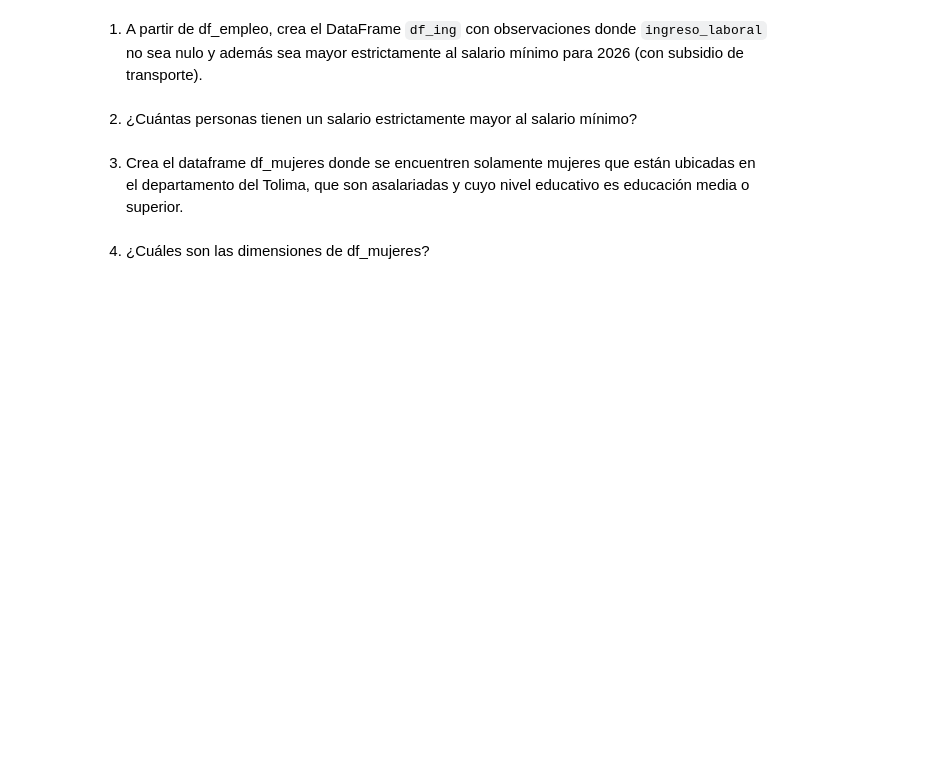
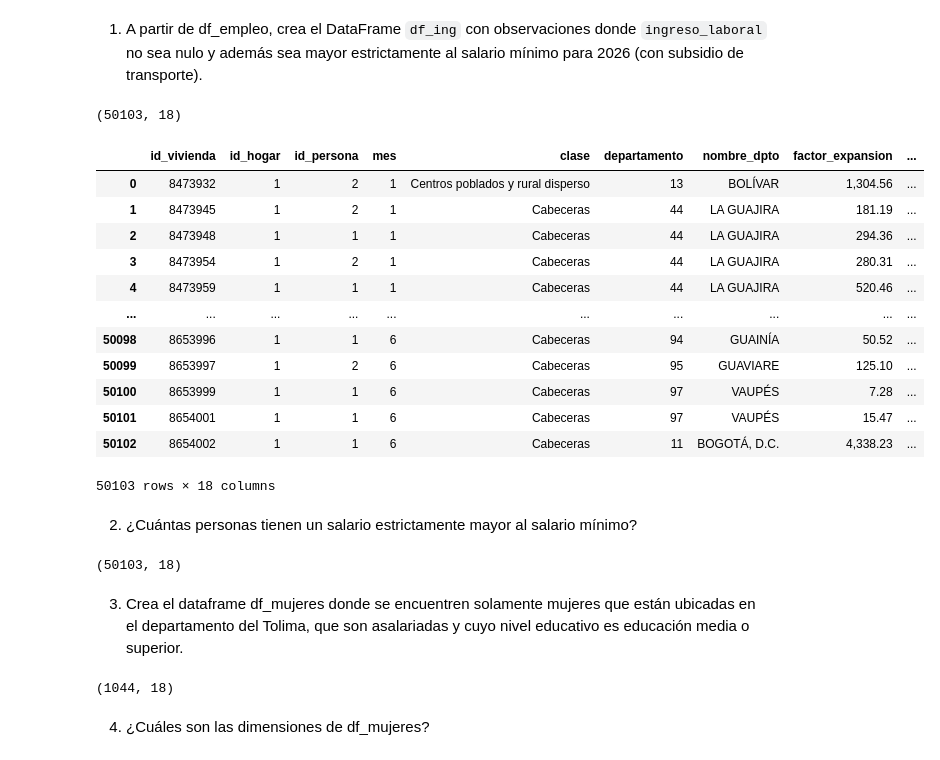
Before and after one commit to ElLinares/curso-ia-para-economia, a Jupyter notebook: clases/3_Analisis_y_visualizacion_datos/4_Taller_Limpieza_Transformacion_Datos.ipynb, the cells around one changed output. Drawn from its saved outputs; the diff is of its cells as text; code cells hidden in the pictures; blank space fills up the shorter version.

```diff
--- a/clases/3_Analisis_y_visualizacion_datos/4_Taller_Limpieza_Transformacion_Datos.ipynb
+++ b/clases/3_Analisis_y_visualizacion_datos/4_Taller_Limpieza_Transformacion_Datos.ipynb
@@ -216,6 +431,36 @@ Escribe tu análisis aquí:
+# %%
+### TU CÓDIGO AQUÍ ###
+salario_minimo_2026 = 2000000
+
+df_ing = df_empleo[
+    (df_empleo['ingreso_laboral'].notna()) &
+    (df_empleo['ingreso_laboral'] > salario_minimo_2026)
+].reset_index(drop=True)
+
+print(df_ing.shape)
+df_ing
+# %% [output]
+(50103, 18)
+|  | id_vivienda | id_hogar | id_persona | mes | clase | departamento | nombre_dpto | factor_expansion | ... |
+| 0 | 8473932 | 1 | 2 | 1 | Centros poblados y rural disperso | 13 | BOLÍVAR | 1,304.56 | ... |
+| 1 | 8473945 | 1 | 2 | 1 | Cabeceras | 44 | LA GUAJIRA | 181.19 | ... |
+| 2 | 8473948 | 1 | 1 | 1 | Cabeceras | 44 | LA GUAJIRA | 294.36 | ... |
+| 3 | 8473954 | 1 | 2 | 1 | Cabeceras | 44 | LA GUAJIRA | 280.31 | ... |
+| 4 | 8473959 | 1 | 1 | 1 | Cabeceras | 44 | LA GUAJIRA | 520.46 | ... |
+| ... | ... | ... | ... | ... | ... | ... | ... | ... | ... |
+| 50098 | 8653996 | 1 | 1 | 6 | Cabeceras | 94 | GUAINÍA | 50.52 | ... |
+| 50099 | 8653997 | 1 | 2 | 6 | Cabeceras | 95 | GUAVIARE | 125.10 | ... |
+| 50100 | 8653999 | 1 | 1 | 6 | Cabeceras | 97 | VAUPÉS | 7.28 | ... |
+| 50101 | 8654001 | 1 | 1 | 6 | Cabeceras | 97 | VAUPÉS | 15.47 | ... |
+| 50102 | 8654002 | 1 | 1 | 6 | Cabeceras | 11 | BOGOTÁ, D.C. | 4,338.23 | ... |
+50103 rows × 18 columns
 # %% [markdown]
 2. ¿Cuántas personas tienen un salario estrictamente mayor al salario mínimo?
 # %%
 ### TU CÓDIGO AQUÍ ###
+df_ing[df_ing['ingreso_laboral']>salario_minimo_2026]
+print(df_ing.shape)
+# %% [output]
+(50103, 18)
 # %% [markdown]
 3. Crea el dataframe df_mujeres donde se encuentren solamente mujeres que están ubicadas en el departamento del Tolima, que son asalariadas y cuyo nivel educativo es educación media o superior.
@@ -224,3 +467,14 @@ Escribe tu análisis aquí:
+# %%
+### TU CÓDIGO AQUÍ ###
+df_mujeres = df_empleo[
+    (df_empleo['sexo']=='Mujer') &
+    (df_empleo['nombre_dpto']=='TOLIMA') &
+    (df_empleo['categoria_ocupacional']=='Asalariado') &
+    (df_empleo['nivel_educativo'].isin(['Educación media', 'Técnica profesional', 'Universitaria', 'Especialización', 'Maestría', 'Tecnológica', 'Doctorado']))
+]
+df_mujeres.shape
+# %% [output]
+(1044, 18)
 # %% [markdown]
 4. ¿Cuáles son las dimensiones de df_mujeres?
 # %%
```
Also changed, not shown: parts of 43 cells of this notebook.
